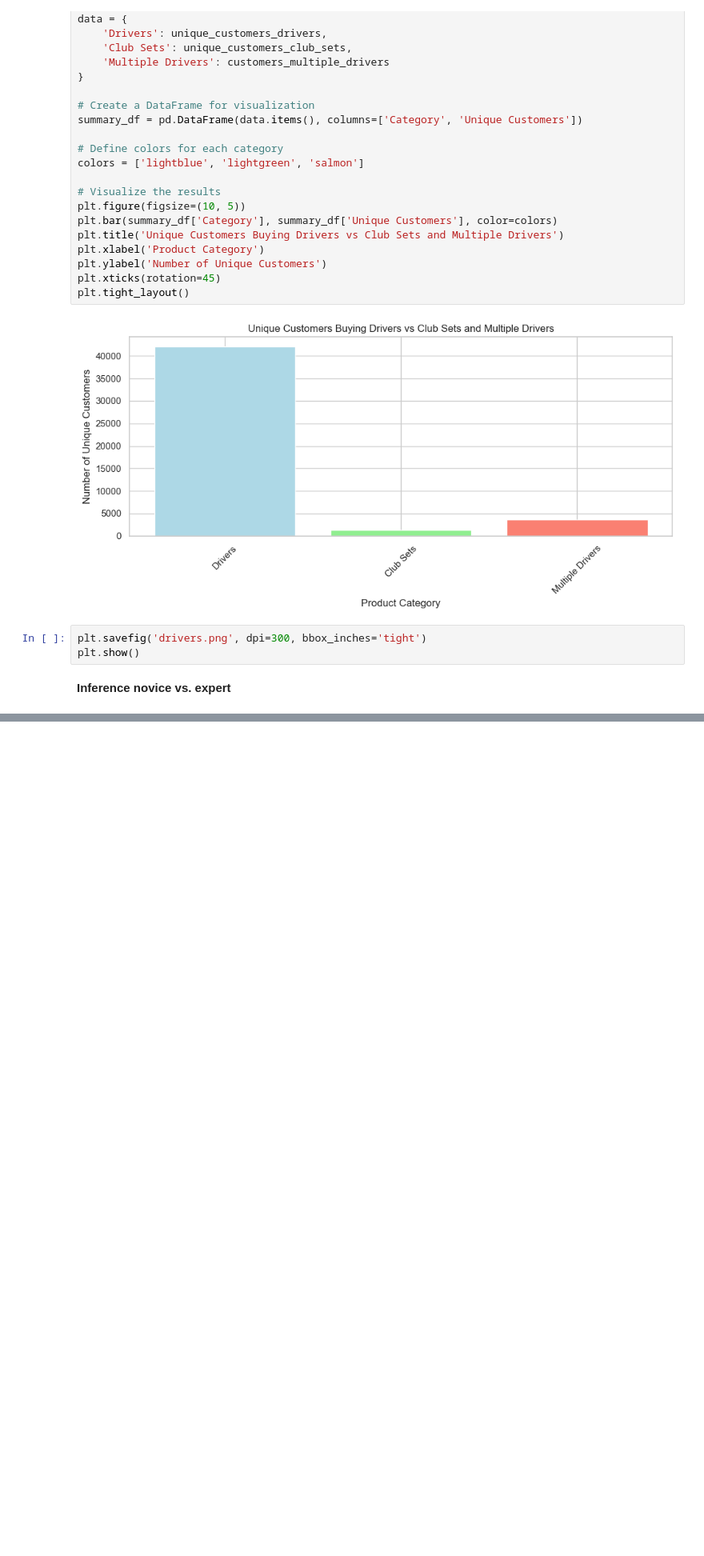
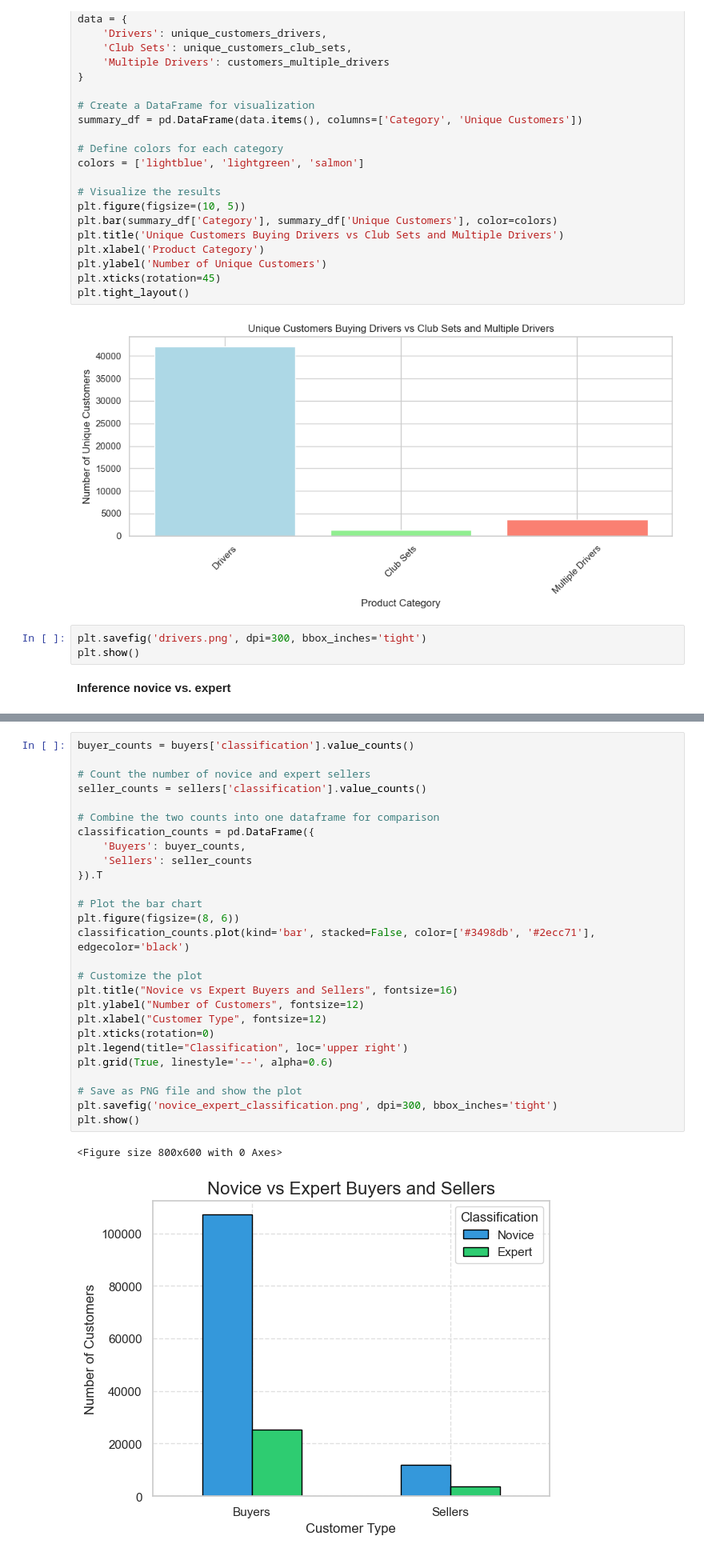
Before and after one commit to PavelZarankin/Cohora_task, a Jupyter notebook: Solutions.ipynb, the cells around one changed output, grey strips where cells are left out. Shown at 80% size. Drawn from its saved outputs; the diff is of its cells as text; blank space fills up the shorter version.

```diff
--- a/Solutions.ipynb
+++ b/Solutions.ipynb
@@ -1065,0 +1096,30 @@ plt.show()
+# %%
+buyer_counts = buyers['classification'].value_counts()
+
+# Count the number of novice and expert sellers
+seller_counts = sellers['classification'].value_counts()
+
+# Combine the two counts into one dataframe for comparison
+classification_counts = pd.DataFrame({
+    'Buyers': buyer_counts,
+    'Sellers': seller_counts
+}).T
+
+# Plot the bar chart
+plt.figure(figsize=(8, 6))
+classification_counts.plot(kind='bar', stacked=False, color=['#3498db', '#2ecc71'], edgecolor='black')
+
+# Customize the plot
+plt.title("Novice vs Expert Buyers and Sellers", fontsize=16)
+plt.ylabel("Number of Customers", fontsize=12)
+plt.xlabel("Customer Type", fontsize=12)
+plt.xticks(rotation=0)
+plt.legend(title="Classification", loc='upper right')
+plt.grid(True, linestyle='--', alpha=0.6)
+
+# Save as PNG file and show the plot
+plt.savefig('novice_expert_classification.png', dpi=300, bbox_inches='tight')
+plt.show()
+# %% [output]
+<Figure size 800x600 with 0 Axes>
+[figure, added]
```
Also changed, not shown: parts of 2 cells of this notebook.
